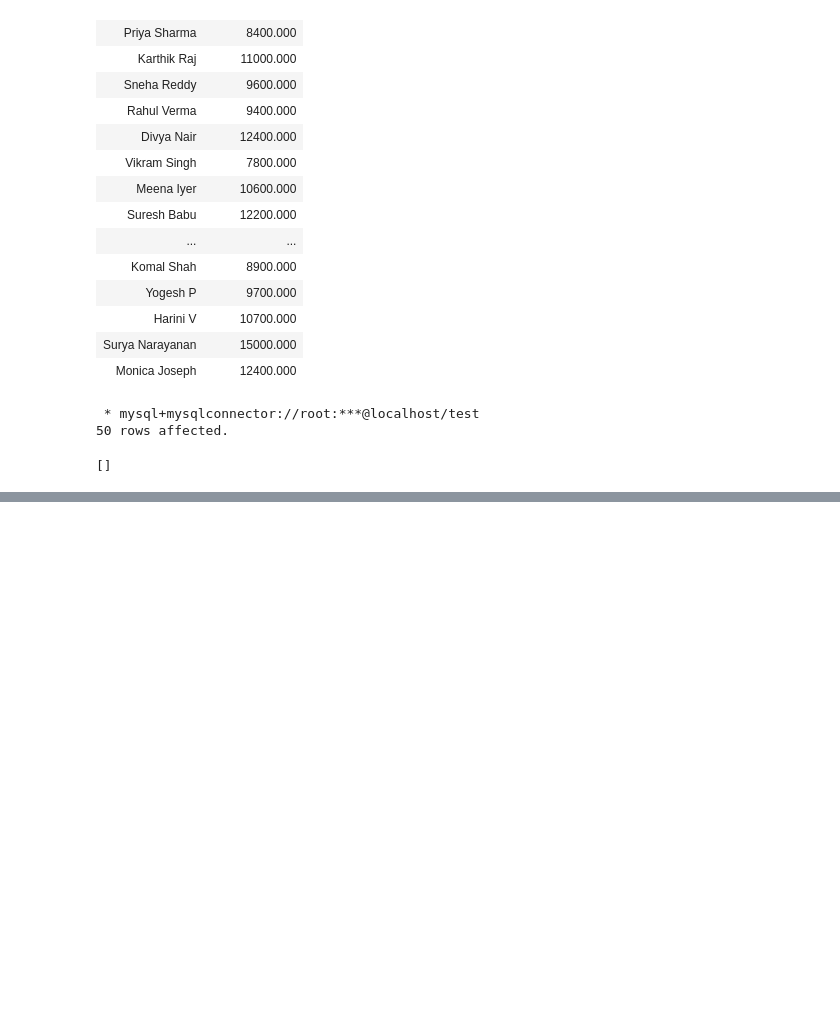
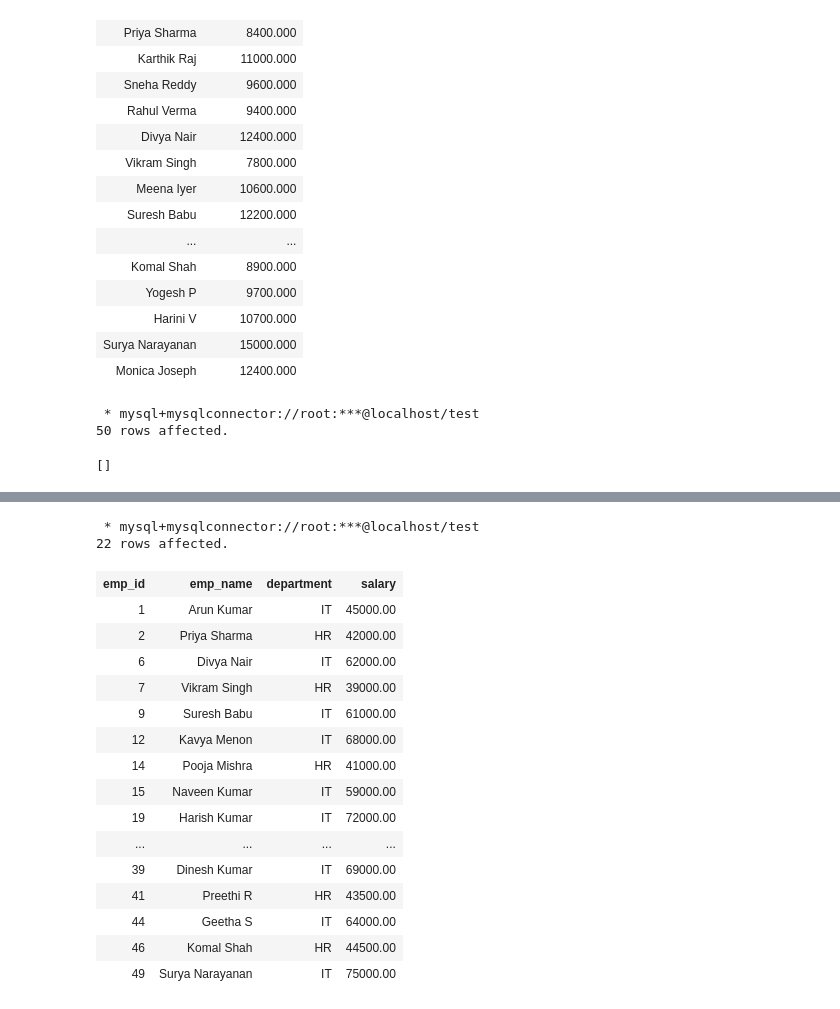
Before and after one commit to karthikeyanm-dev/DE-SQL, a Jupyter notebook: DE-With-Def.ipynb, the cells around one changed output, grey strips where cells are left out. Drawn from its saved outputs; the diff is of its cells as text; code cells hidden in the pictures; blank space fills up the shorter version.

```diff
--- a/DE-With-Def.ipynb
+++ b/DE-With-Def.ipynb
@@ -911,0 +1404,25 @@ select * from bonus_cte;
+# %%
+%%sql
+SELECT *
+FROM employees_day
+WHERE department = 'IT'
+OR department = 'HR';
+# %% [output]
+ * mysql+mysqlconnector://root:***@localhost/test
+22 rows affected.
+| emp_id | emp_name | department | salary |
+| 1 | Arun Kumar | IT | 45000.00 |
+| 2 | Priya Sharma | HR | 42000.00 |
+| 6 | Divya Nair | IT | 62000.00 |
+| 7 | Vikram Singh | HR | 39000.00 |
+| 9 | Suresh Babu | IT | 61000.00 |
+| 12 | Kavya Menon | IT | 68000.00 |
+| 14 | Pooja Mishra | HR | 41000.00 |
+| 15 | Naveen Kumar | IT | 59000.00 |
+| 19 | Harish Kumar | IT | 72000.00 |
+| ... | ... | ... | ... |
+| 39 | Dinesh Kumar | IT | 69000.00 |
+| 41 | Preethi R | HR | 43500.00 |
+| 44 | Geetha S | IT | 64000.00 |
+| 46 | Komal Shah | HR | 44500.00 |
+| 49 | Surya Narayanan | IT | 75000.00 |
```
Also changed, not shown: parts of 73 cells of this notebook.
